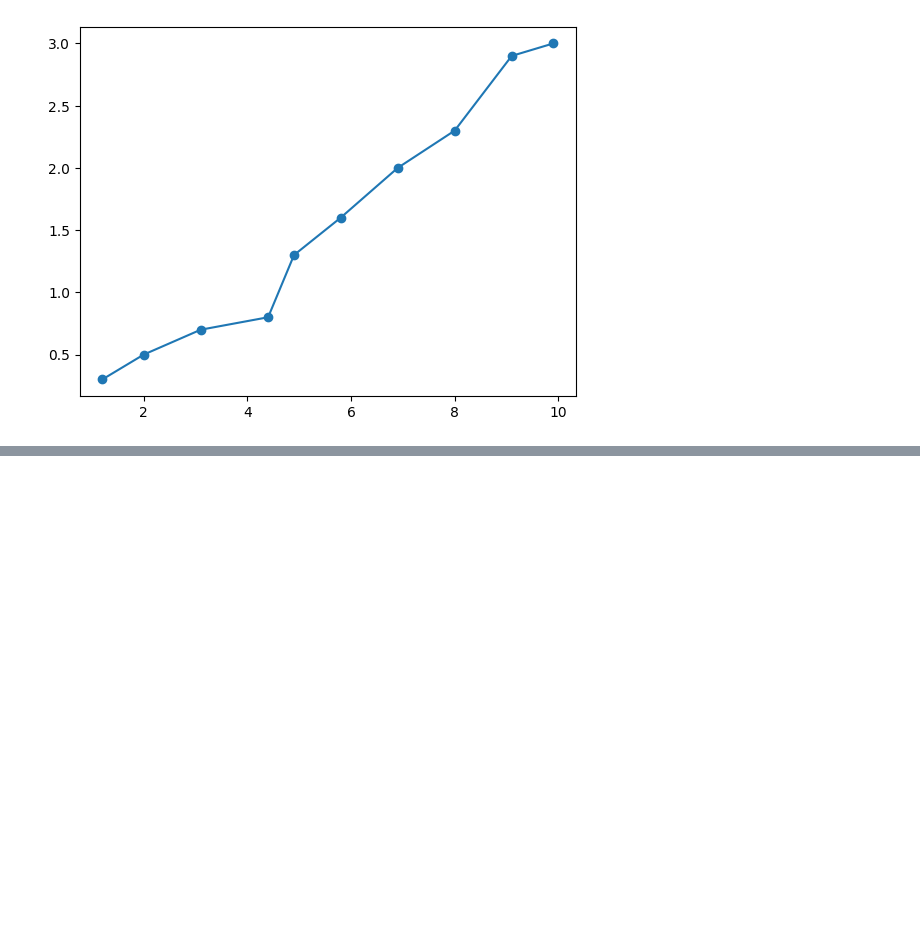
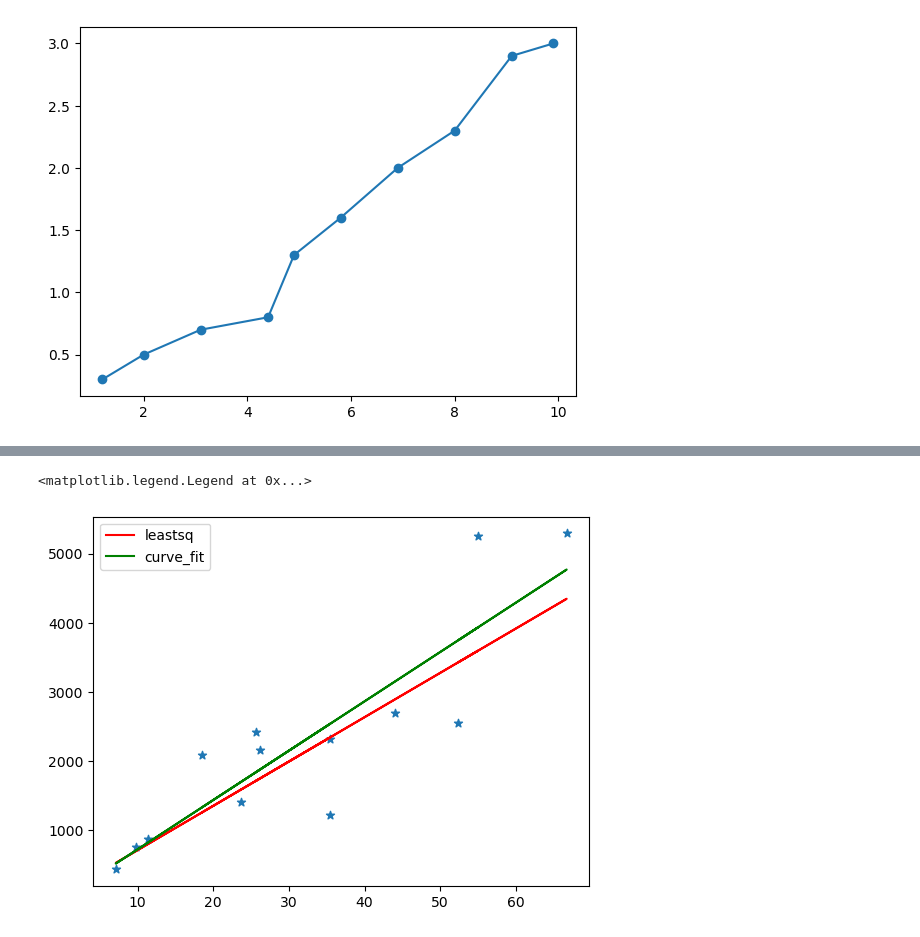
Before and after one commit to Preenis4/PROGNUM-repo, a Jupyter notebook: Task7/Untitled.ipynb, the cells around one changed output, grey strips where cells are left out. Drawn from its saved outputs; the diff is of its cells as text; code cells hidden in the pictures; blank space fills up the shorter version.

```diff
--- a/Task7/Untitled.ipynb
+++ b/Task7/Untitled.ipynb
@@ -150,0 +230,50 @@ class interpolation:
+# %%
+#7.10
+import numpy as np
+import matplotlib.pyplot as plt
+from scipy.optimize import leastsq, curve_fit
+
+fig, ax = plt.subplots()
+
+data = np.array([
+   18.49,     2094.75,    0.3,           100,
+   35.48,     2320.87,    2.2,           120,
+   35.48,     1224.9,     3.0,           80,
+   11.34,     872.13,     1.2,           80,
+   7.12,      432.2,      0.4,           70,
+   9.82,      751,        0.3,           75,
+   23.66,     1410,       2.3,           70,
+   44,        2700,       4.0,           110,
+   66.7,      5292,       5.3,           120,
+   52.4,      2550,       5.2,           100,
+   55,        5253,       6.1,           150,
+   25.6,      2419,       3.2,           110,
+   26.19,     2158,       2.8,           110
+])
+data = np.reshape(data, (13, 4))
+
+x = data[:, 0]
+y = data[:, 1]
+dx = data[:, 2]
+dy = data[:, 3]
+
+# y = m * x + b
+def residuals(params, x, y, dy):
+    m, b = params
+    return (y - (m*x + b))/dy
+
+init_guess = [67, 0]
+result = leastsq(residuals, init_guess, args=(x, y, dy))
+fit = result[0]
+
+def func(x, m, b):
+    return m*x + b
+res, _ = curve_fit(func, x, y)
+
+ax.scatter(x, y, marker='*')
+ax.plot(x, fit[0]*x + fit[1], color='r', label='leastsq')
+ax.plot(x, res[0]*x + res[1], color='g', label='curve_fit')
+plt.legend()
+# %% [output]
+<matplotlib.legend.Legend at 0x...>
+[figure, added]
```
Also changed, not shown: parts of 3 cells of this notebook, 1 other file.
